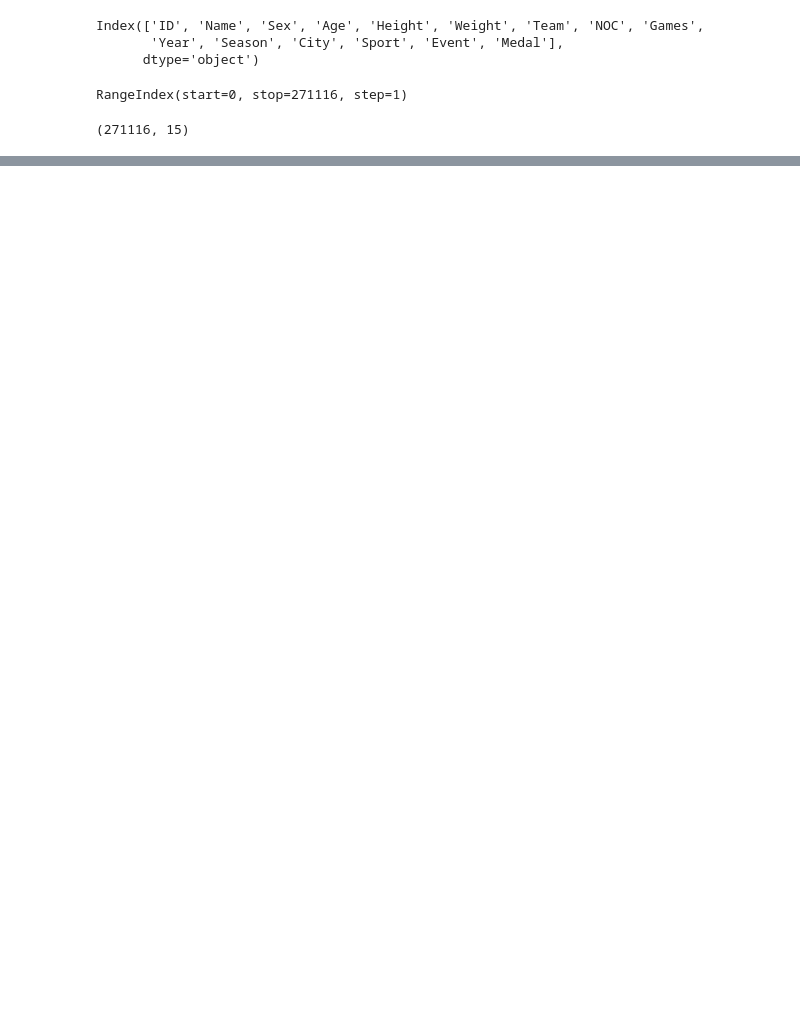
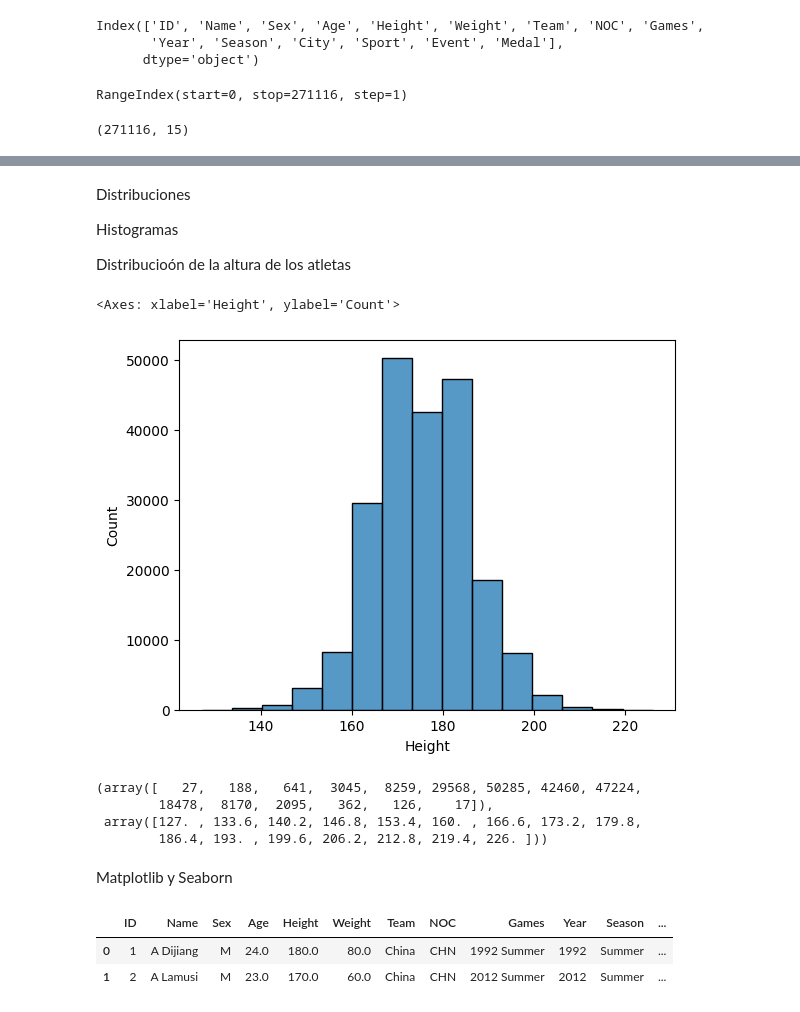
Before and after one commit to rololevy/An-lisis_de_datos_Python, a Jupyter notebook: notebooks/modulo3.ipynb, the cells around one changed output, grey strips where cells are left out. Drawn from its saved outputs; the diff is of its cells as text; code cells hidden in the pictures; blank space fills up the shorter version.

```diff
--- a/notebooks/modulo3.ipynb
+++ b/notebooks/modulo3.ipynb
@@ -37,0 +435,20 @@ Cantidad y porcentaje de nulos
+# %% [markdown]
+Distribuciones
+
+Histogramas
+
+Distribucioón de la altura de los atletas
+# %%
+seaborn.histplot(olympics, x = 'Height', bins = 15)
+# %% [output]
+<Axes: xlabel='Height', ylabel='Count'>
+[figure, added]
+# %%
+numpy.histogram(olympics['Height'].dropna(), bins=15 )
+# %% [output]
+(array([   27,   188,   641,  3045,  8259, 29568, 50285, 42460, 47224,
+        18478,  8170,  2095,   362,   126,    17]),
+ array([127. , 133.6, 140.2, 146.8, 153.4, 160. , 166.6, 173.2, 179.8,
+        186.4, 193. , 199.6, 206.2, 212.8, 219.4, 226. ]))
+# %% [markdown]
+Matplotlib y Seaborn
@@ -37,0 +458,6 @@ Cantidad y porcentaje de nulos
+# %%
+olympics.head(2)
+# %% [output]
+|  | ID | Name | Sex | Age | Height | Weight | Team | NOC | Games | Year | Season | ... |
+| 0 | 1 | A Dijiang | M | 24.0 | 180.0 | 80.0 | China | CHN | 1992 Summer | 1992 | Summer | ... |
+| 1 | 2 | A Lamusi | M | 23.0 | 170.0 | 60.0 | China | CHN | 2012 Summer | 2012 | Summer | ... |
```
Also changed, not shown: parts of 107 cells of this notebook.
